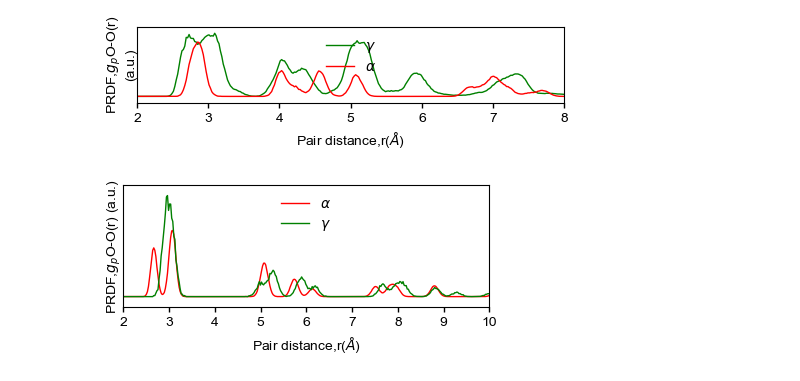
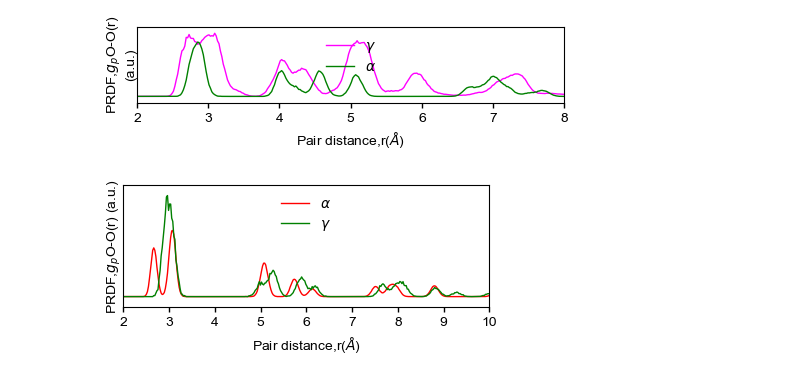
Before and after one commit to HE-RU10/ga2o3, a Jupyter notebook: alpha.ipynb, the cells around one changed output. Saved outputs shown, nothing was run; the diff lists cells and outputs as text; code cells hidden in the pictures.

```diff
--- a/alpha.ipynb
+++ b/alpha.ipynb
@@ -8,28 +8,28 @@ from scipy import stats
 # %%
 path='/Users/ruhe/Desktop/ga2o3/beta/perfect_cell/'
 fn=path+'300K/ORDF_layer'
 Ordf_alpha=pd.read_csv(fn, sep=' ',skiprows=1)
-plt.plot(Ordf_alpha.iloc[:,0],Ordf_alpha.iloc[:,1],label=r'$\gamma$',linewidth=1,color='green')
+plt.plot(Ordf_alpha.iloc[:,0],Ordf_alpha.iloc[:,1],label=r'$\gamma$',linewidth=1,color='magenta')
 path='/Users/ruhe/Desktop/ga2o3/alpha/perfect_cell/'
 fn=path+'300K/ORDF_layer'
 Ordf_alpha=pd.read_csv(fn, sep=' ',skiprows=1)
-plt.plot(Ordf_alpha.iloc[:,0],Ordf_alpha.iloc[:,1],label=r'$\alpha$',linewidth=1,color='red')
+plt.plot(Ordf_alpha.iloc[:,0],Ordf_alpha.iloc[:,1],label=r'$\alpha$',linewidth=1,color='green')
 plt.xlim([2, 8])
 plt.ylabel('PRDF,$g_{p}$O-O(r)\n(a.u.)', labelpad=-0, fontsize=10)
 plt.xlabel('Pair distance,r($\AA$)',fontsize=10)
 plt.rcParams["figure.figsize"] = (14/2.54,2.5/2.54)
 plt.rcParams["font.family"] = "arial"
 plt.xticks(fontsize=10)
 plt.tick_params(width=1)
 plt.yticks(fontsize=10)
 plt.legend(fontsize=10, loc='upper center',frameon=False)
 plt.yticks([])
 #plt.yticks([0,1],fontsize=10)
 plt.margins(x=0)
 plt.margins(y=0.1)
-plt.savefig('/Users/ruhe/Desktop/ga2o3/alpha/o_sub.svg')
+plt.savefig('/Users/ruhe/Desktop/ga2o3/alpha/o_sub2.svg')
 # %% [output]
-[figure, old version]
+[figure, new version]
 # %%
 path='/Users/ruhe/Desktop/ga2o3/alpha/perfect_cell/'
 fn=path+'0K/ORDF_densed_stacking'
```
Also changed, not shown: 3 other files.
